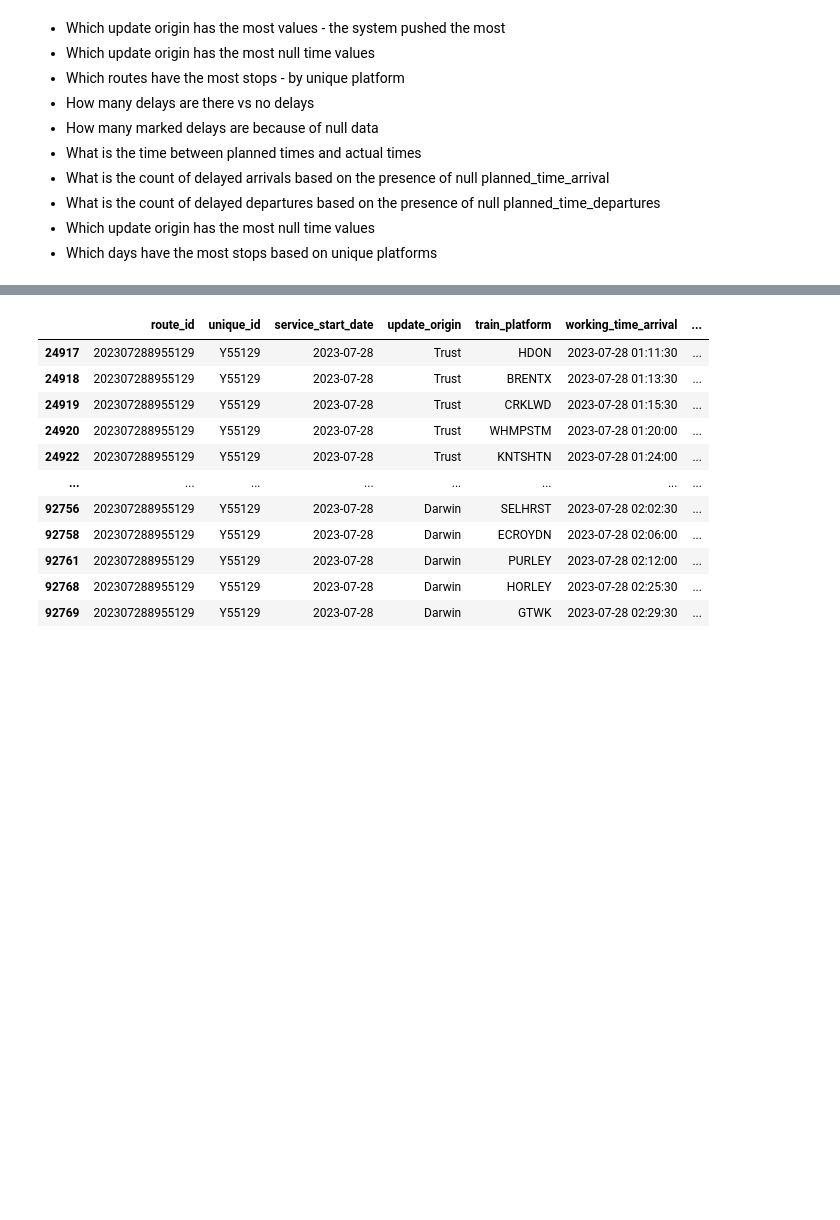
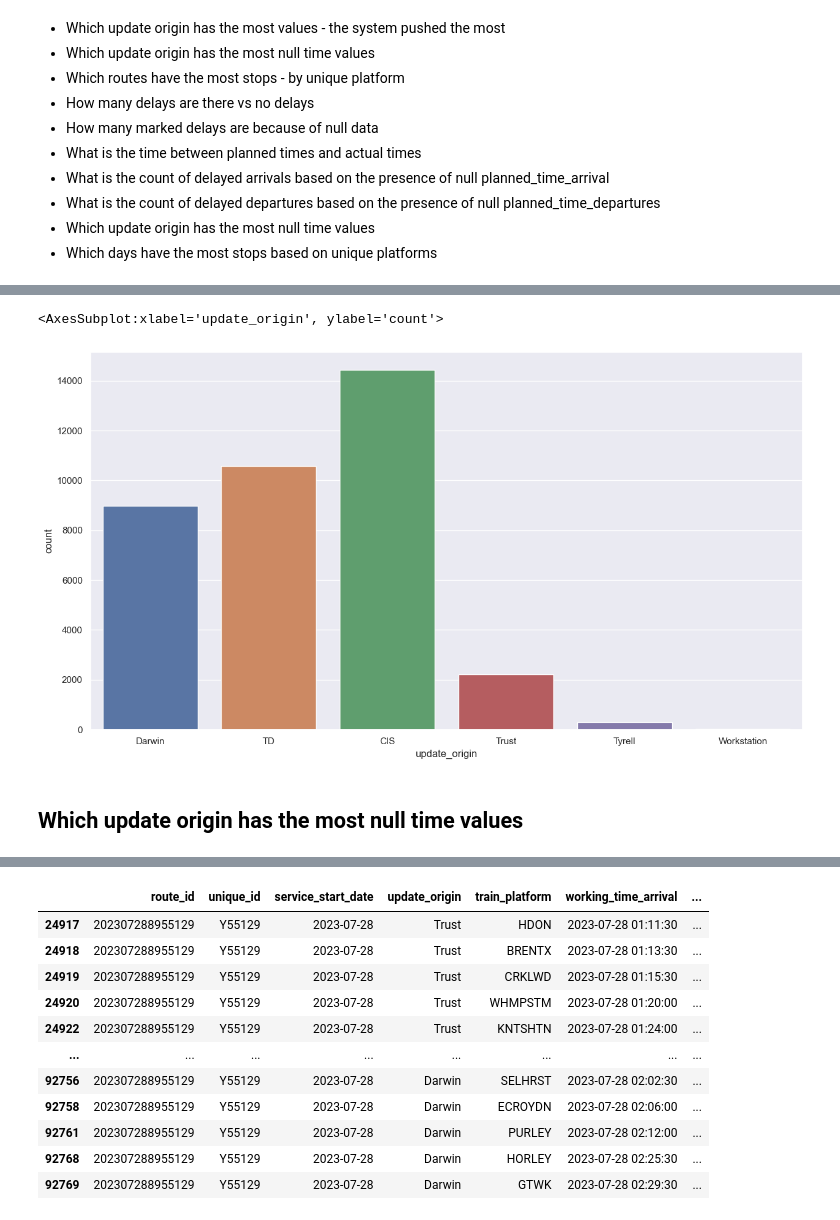
Before and after one commit to nirmalaJ21/https-github.com-nirmalaJ21-FinalProjectRailData, a Jupyter notebook: EDA Notebooks/New EDA.ipynb, the cells around one changed output, grey strips where cells are left out. Drawn from its saved outputs; the diff is of its cells as text; code cells hidden in the pictures; blank space fills up the shorter version.

Commit message:
bad data plan

```diff
--- a/EDA Notebooks/New EDA.ipynb
+++ b/EDA Notebooks/New EDA.ipynb
@@ -83,0 +102,8 @@ df
+# %%
+sns.set(rc = {'figure.figsize': (15,8)})
+sns.countplot(x='update_origin', data=df)
+# %% [output]
+<AxesSubplot:xlabel='update_origin', ylabel='count'>
+[figure, added]
+# %% [markdown]
+## Which update origin has the most null time values
```
Also changed, not shown: parts of 26 cells of this notebook.
